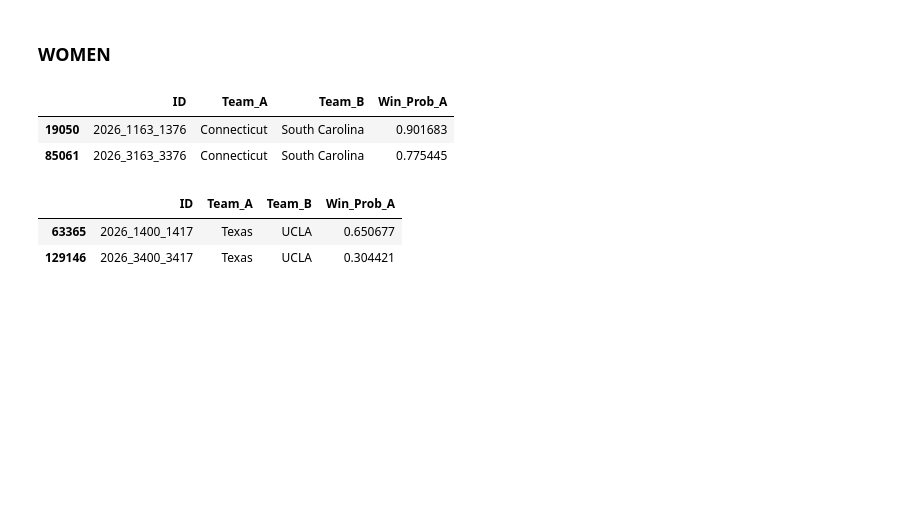
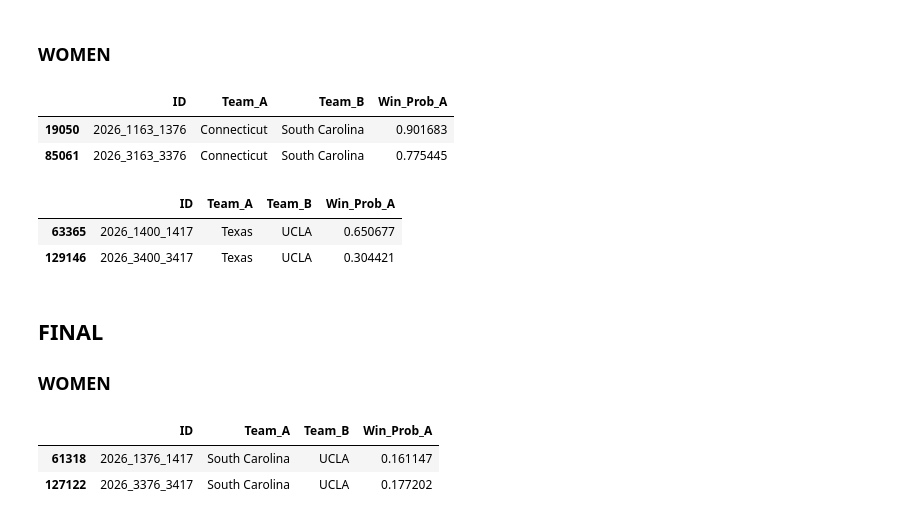
Before and after one commit to oktavianuu/NCAA-okta-2026, a Jupyter notebook: notebooks/score_check.ipynb, the cells around one changed output. Drawn from its saved outputs; the diff is of its cells as text; code cells hidden in the pictures; blank space fills up the shorter version.

```diff
--- a/notebooks/score_check.ipynb
+++ b/notebooks/score_check.ipynb
@@ -701,3 +701,12 @@ match("UCLA", "Texas", data)
 |  | ID | Team_A | Team_B | Win_Prob_A |
 | 63365 | 2026_1400_1417 | Texas | UCLA | 0.650677 |
 | 129146 | 2026_3400_3417 | Texas | UCLA | 0.304421 |
+# %% [markdown]
+## FINAL
+### WOMEN
+# %%
+match("UCLA", "South Carolina", data)
+# %% [output]
+|  | ID | Team_A | Team_B | Win_Prob_A |
+| 61318 | 2026_1376_1417 | South Carolina | UCLA | 0.161147 |
+| 127122 | 2026_3376_3417 | South Carolina | UCLA | 0.177202 |
```
Also changed, not shown: 2 other files.
